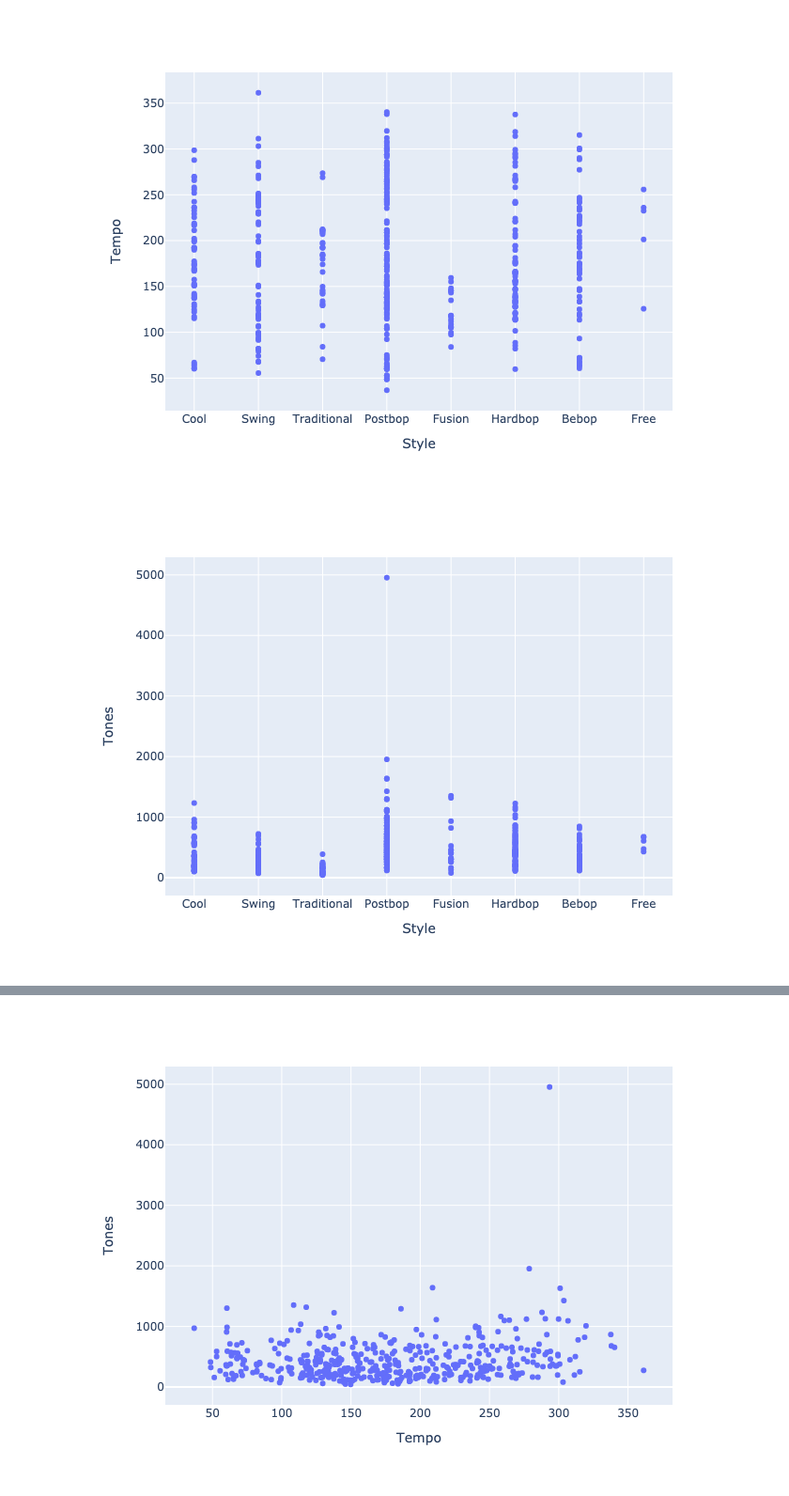
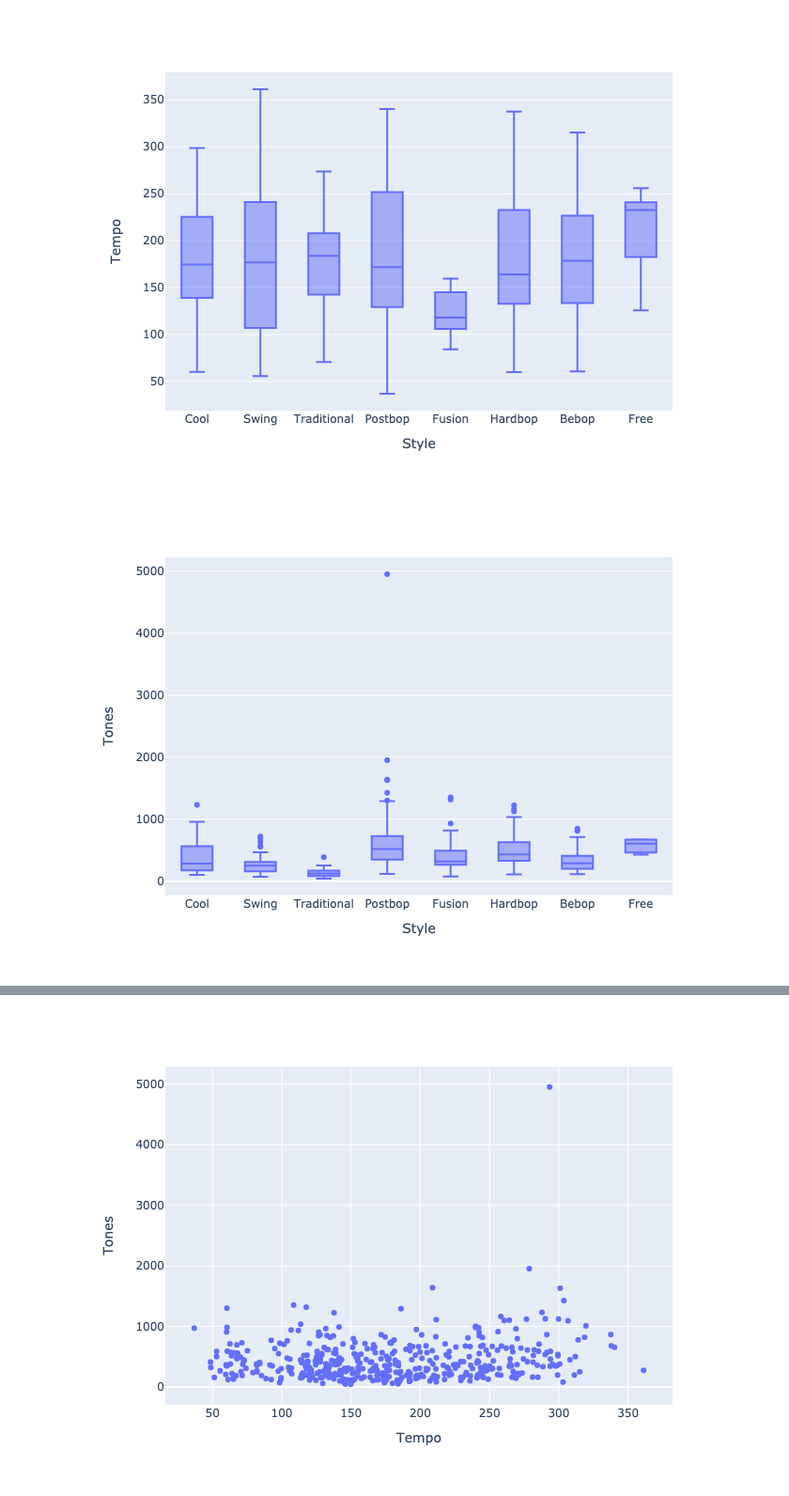
Before and after one commit to brodyholt/Multinomial-Logit-Model-on-Jazz-Solo-Data, a Jupyter notebook: jazz.ipynb, the cells around one changed output, grey strips where cells are left out. Shown: that part at 94% size. Cells and saved outputs as stored; diff of their text form; code cells hidden in the pictures.

```diff
--- a/jazz.ipynb
+++ b/jazz.ipynb
@@ -7,13 +19,13 @@ from statsmodels.stats.api import anova_lm
 # %%
 data = pd.read_csv("data.csv")
 # %%
-fig1 = px.scatter(data,x="Style",y="Tempo")
+fig1 = px.box(data,x="Style",y="Tempo")
 fig1.show("png")
 # %% [output]
-[figure, old version]
+[figure, new version]
 # %%
-fig2 = px.scatter(data,x="Style",y="Tones")
+fig2 = px.box(data,x="Style",y="Tones")
 fig2.show("png")
 # %% [output]
-[figure, old version]
+[figure, new version]
 # %%
```
Also changed, not shown: parts of 28 cells of this notebook.
